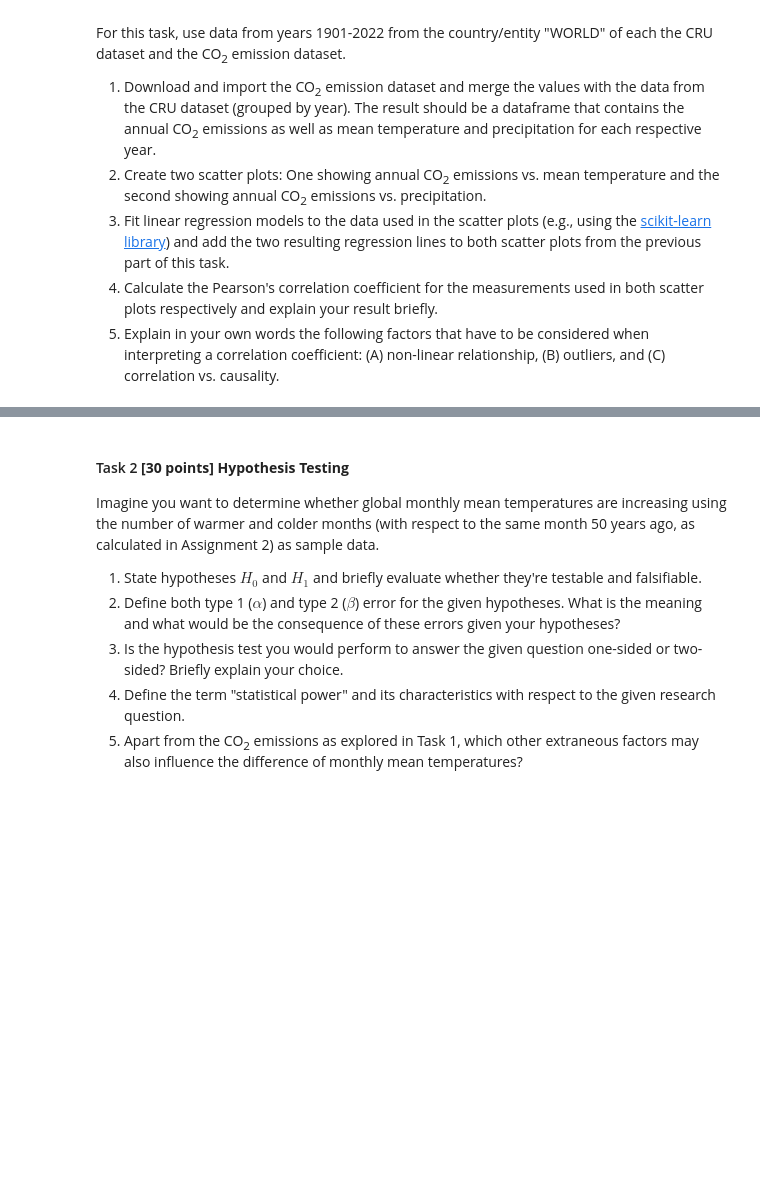
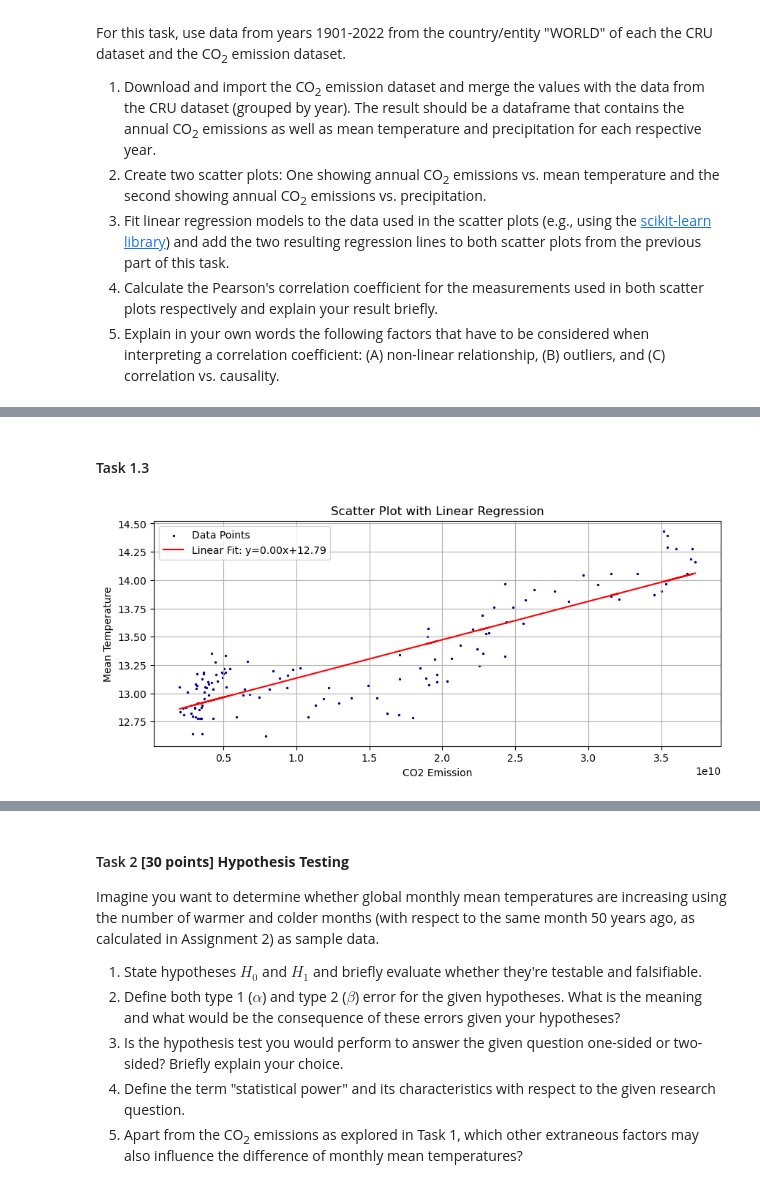
Before and after one commit to mpn1008/RM_assignments, a Jupyter notebook: RM_A03_Group_B/RM_A03_Group.ipynb, the cells around one changed output, grey strips where cells are left out. Drawn from its saved outputs; the diff is of its cells as text; code cells hidden in the pictures; blank space fills up the shorter version.

```diff
--- a/RM_A03_Group_B/RM_A03_Group.ipynb
+++ b/RM_A03_Group_B/RM_A03_Group.ipynb
@@ -54,0 +132,25 @@ For this task, use data from years 1901-2022 from the country/entity "WORLD" of
+# %% [markdown]
+#### Task 1.3
+# %%
+x = np.array(yearly_df['CO2 Emission']).reshape(-1, 1)
+y = np.array(yearly_df['Mean Temp'])
+
+model = LinearRegression()
+model.fit(x, y)
+
+y_pred = model.predict(x)
+plt.figure(figsize=(10, 4))
+plt.scatter(x, y, color='darkBlue', s=2, label='Data Points')
+
+# Plot regression line
+plt.plot(x, y_pred, color='red', label=f'Linear Fit: y={model.coef_[0]:.2f}x+{model.intercept_:.2f}')
+
+# Add labels and legend
+plt.xlabel('CO2 Emission')
+plt.ylabel('Mean Temperature')
+plt.title('Scatter Plot with Linear Regression')
+plt.legend()
+plt.grid(True)
+plt.show()
+# %% [output]
+[figure, added]
```
Also changed, not shown: parts of 13 cells of this notebook.
